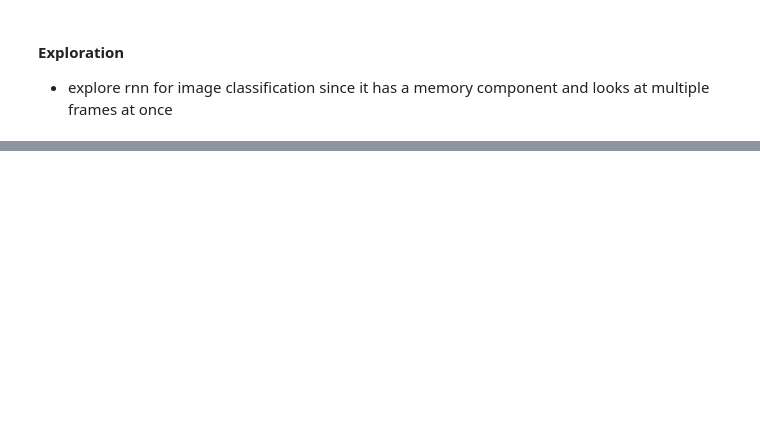
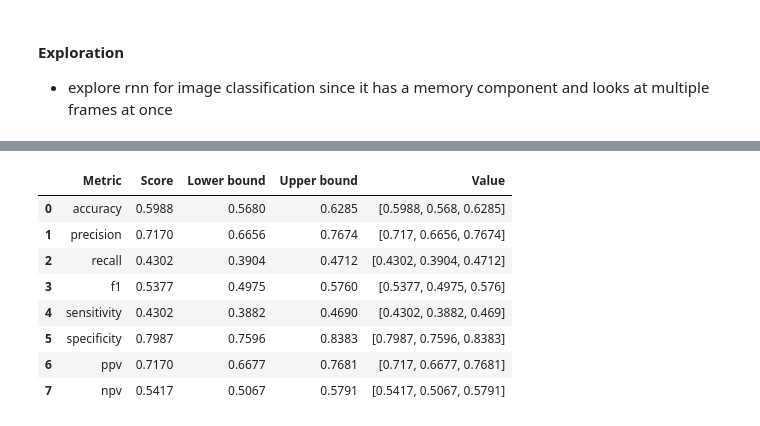
Before and after one commit to guiga004/mask-detection, a Jupyter notebook: mask-detection.ipynb, the cells around one changed output, grey strips where cells are left out. Cells and saved outputs as stored; diff of their text form; code cells hidden in the pictures; blank space fills up the shorter version.

```diff
--- a/mask-detection.ipynb
+++ b/mask-detection.ipynb
@@ -132,0 +183,16 @@ f1 score: 0.5377
+# %%
+from sklearn.utils import resample
+
+def confidence_interval_bootstrapping(y_true, y_pred, metric_function, n_iterations=1000, alpha=0.05):
+
+    metric_samples = []
+
+    for i in range(n_iterations):
+        y_true_resample, y_pred_resample = resample(y_true, y_pred)
+        metric_resample = metric_function(y_true_resample, y_pred_resample)
+        metric_samples.append(metric_resample)
+
+    lower = np.percentile(metric_samples, alpha/2*100)
+    upper = np.percentile(metric_samples, (1-alpha/2)*100)
+
+    return (round(lower, 4), round(upper, 4))
@@ -132,0 +235,13 @@ f1 score: 0.5377
+# %%
+metrics_df = pd.DataFrame(metrics_ci)
+metrics_df
+# %% [output]
+|  | Metric | Score | Lower bound | Upper bound | Value |
+| 0 | accuracy | 0.5988 | 0.5680 | 0.6285 | [0.5988, 0.568, 0.6285] |
+| 1 | precision | 0.7170 | 0.6656 | 0.7674 | [0.717, 0.6656, 0.7674] |
+| 2 | recall | 0.4302 | 0.3904 | 0.4712 | [0.4302, 0.3904, 0.4712] |
+| 3 | f1 | 0.5377 | 0.4975 | 0.5760 | [0.5377, 0.4975, 0.576] |
+| 4 | sensitivity | 0.4302 | 0.3882 | 0.4690 | [0.4302, 0.3882, 0.469] |
+| 5 | specificity | 0.7987 | 0.7596 | 0.8383 | [0.7987, 0.7596, 0.8383] |
+| 6 | ppv | 0.7170 | 0.6677 | 0.7681 | [0.717, 0.6677, 0.7681] |
+| 7 | npv | 0.5417 | 0.5067 | 0.5791 | [0.5417, 0.5067, 0.5791] |
```
Also changed, not shown: parts of 10 cells of this notebook, 1 other file.
